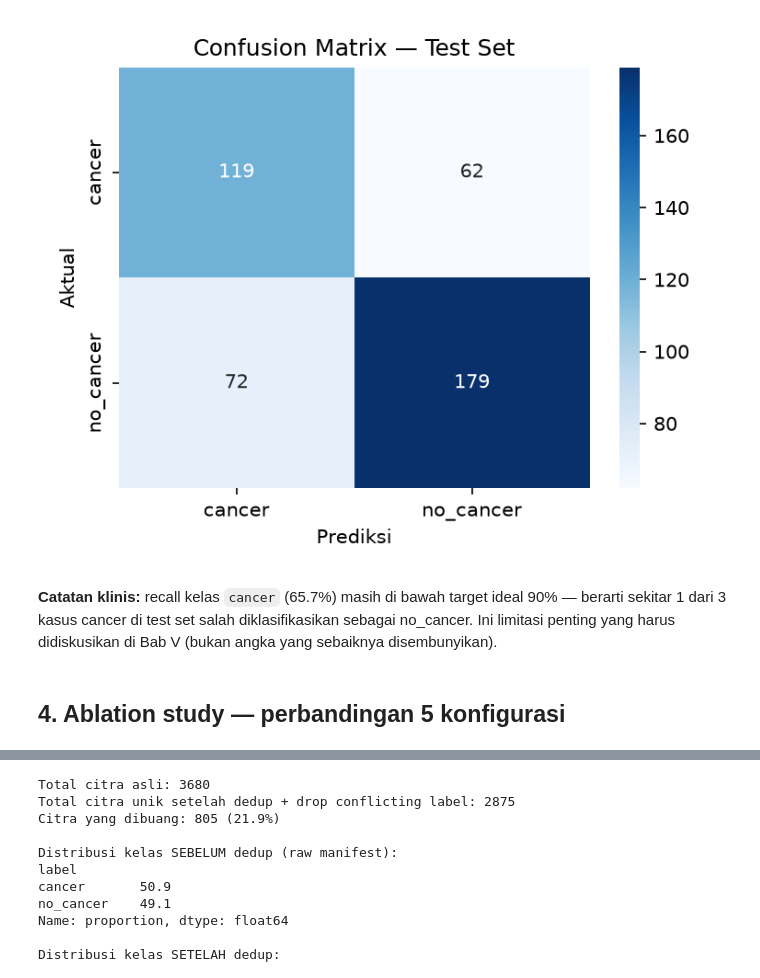
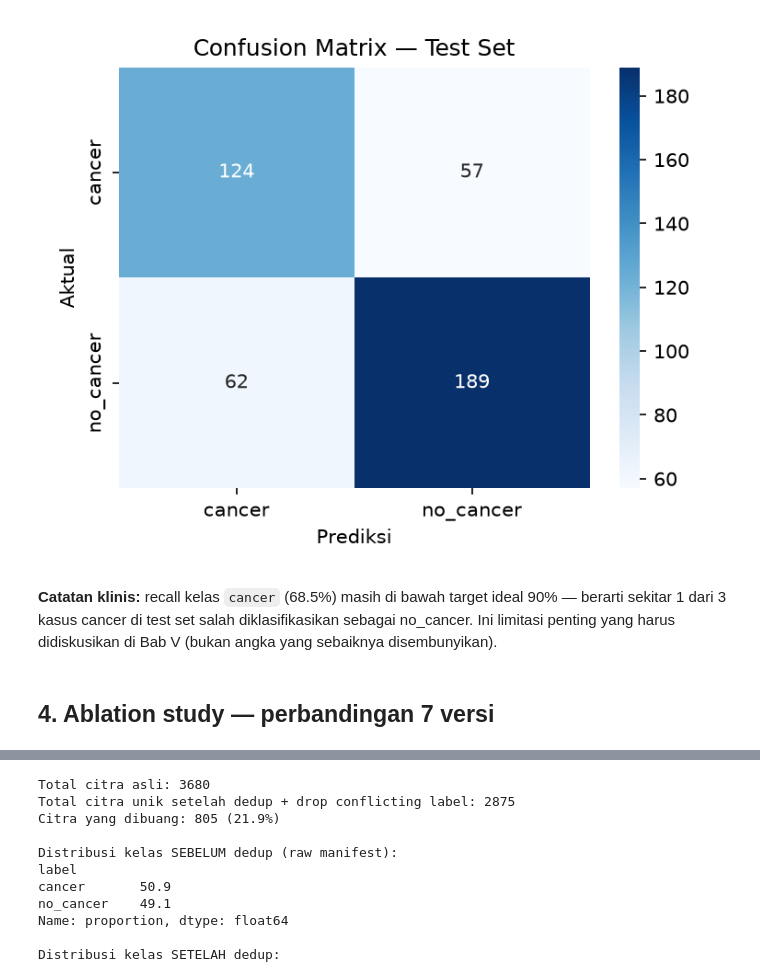
Before and after one commit to ilhamsyhrdn/Skripi, a Jupyter notebook: notebooks/03_train.ipynb, the cells around one changed output, grey strips where cells are left out. Saved outputs shown, nothing was run; the diff lists cells and outputs as text; code cells hidden in the pictures.

```diff
--- a/notebooks/03_train.ipynb
+++ b/notebooks/03_train.ipynb
@@ -69,10 +76,10 @@ weighted avg     0.6926    0.6898    0.6908       432
 # %%
-display(Image(filename=str(REPORTS_DIR / "confusion_matrix.png")))
+display(Image(filename=str(REPORTS_DIR / "ablation_v6_b0_plus_iqothnccd_80pct" / "confusion_matrix.png")))
 # %% [output]
-[figure, old version]
+[figure, new version]
 # %% [markdown]
-**Catatan klinis:** recall kelas `cancer` (65.7%) masih di bawah target ideal 90% — berarti sekitar 1 dari 3 kasus cancer di test set salah diklasifikasikan sebagai no_cancer. Ini limitasi penting yang harus didiskusikan di Bab V (bukan angka yang sebaiknya disembunyikan).
+**Catatan klinis:** recall kelas `cancer` (68.5%) masih di bawah target ideal 90% — berarti sekitar 1 dari 3 kasus cancer di test set salah diklasifikasikan sebagai no_cancer. Ini limitasi penting yang harus didiskusikan di Bab V (bukan angka yang sebaiknya disembunyikan).
 # %% [markdown]
-## 4. Ablation study — perbandingan 5 konfigurasi
+## 4. Ablation study — perbandingan 7 versi
 # %%
 ablation = pd.DataFrame(json.loads((REPORTS_DIR / "ablation_comparison.json").read_text()))
```
Also changed, not shown: parts of 20 cells of this notebook, 16 other files.
